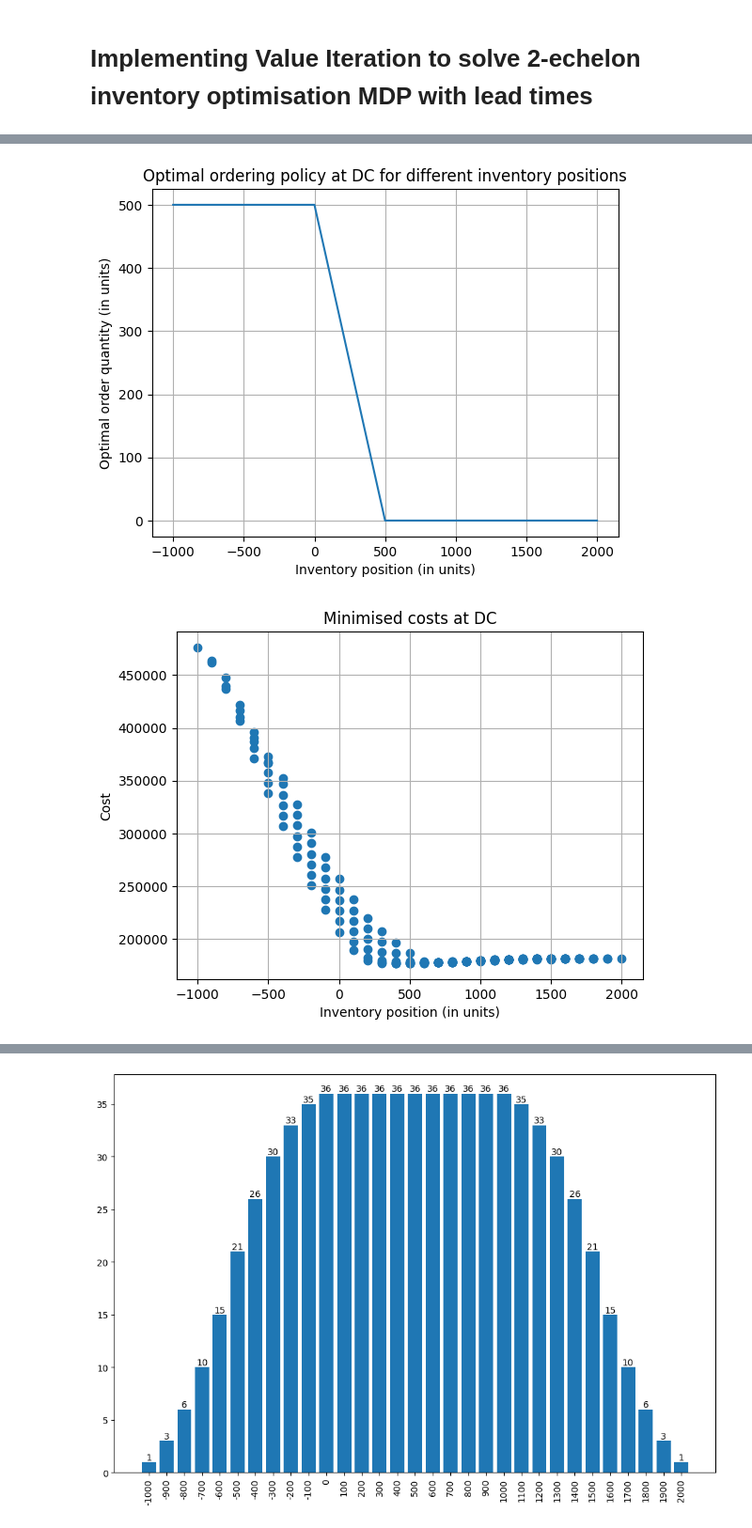
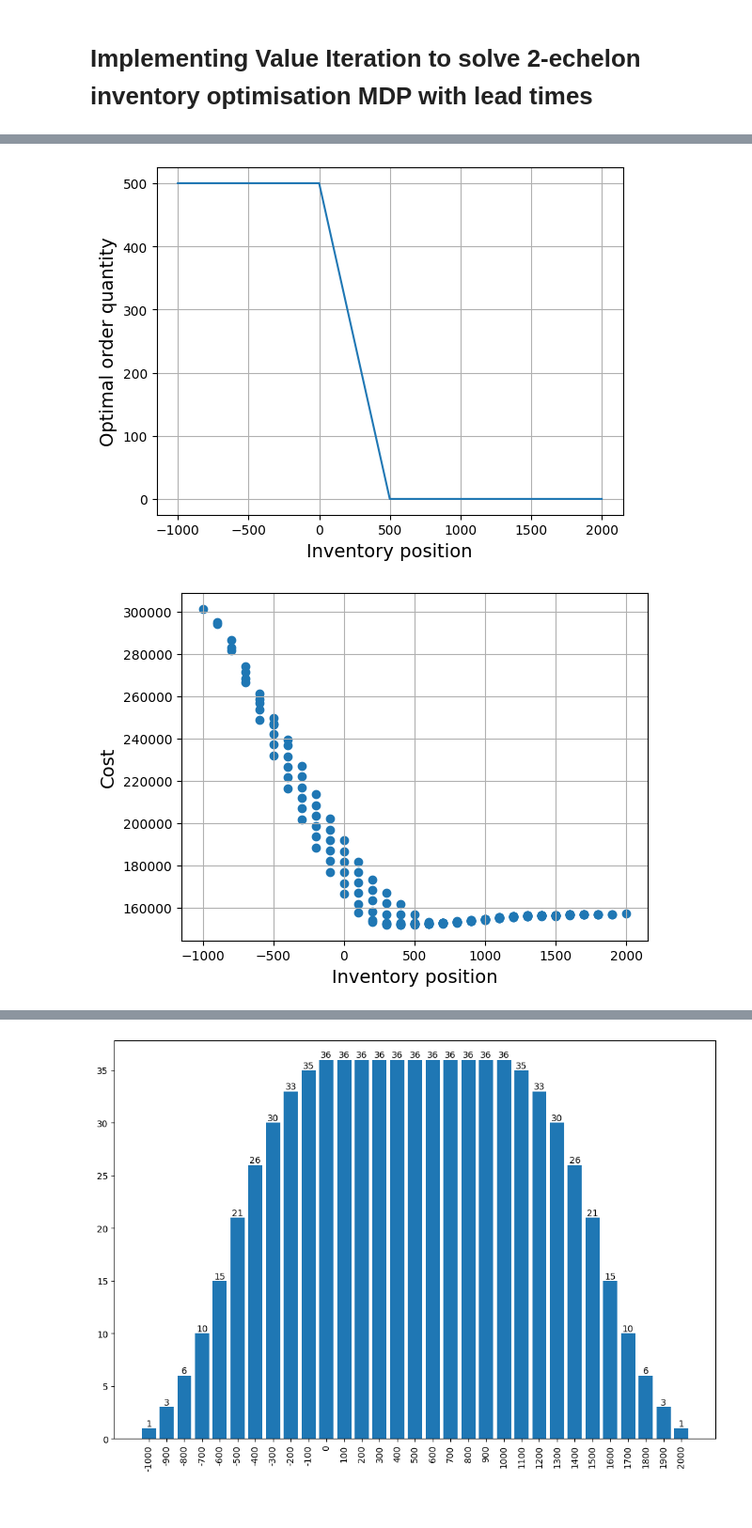
Before and after one commit to turtlesoul25/STOR-i_IM_PhDResearchProposal, a Jupyter notebook: SolveMDP.ipynb, the cells around one changed output, grey strips where cells are left out. Shown at 94% size. Cells and saved outputs as stored; diff of their text form; code cells hidden in the pictures.

Commit message:
Cleaned up plot files to have a smooth save for project

```diff
--- a/SolveMDP.ipynb
+++ b/SolveMDP.ipynb
@@ -87,16 +102,16 @@ def value_update_func(state_idx, action_idx, capacity, demand_distribution):
 # %%
-
+# Setting Problem Parameters
 capacity = 1000
+demand_dist = {0: 0.2, 100: 0.6, 200: 0.2}     # demand distribution
+ch = 1                                         # holding costs (overage)
+cb = 50                                        # backlog costs (underage)
+cs = 0                                         # ordering/shipping costs
 
 S = sorted(set(int(x) for x in np.arange(-capacity, capacity+1, 100)))
 A = sorted(set(int(x) for x in np.arange(0, math.ceil(capacity/2)+1, 100)))   # (multiples of 100)
 state_idx = {s: i for i, s in enumerate(S)}
 action_idx = {a: i for i, a in enumerate(A)}
-demand_dist = {0: 0.2, 100: 0.6, 200: 0.2}     # demand distribution
-ch = 1                                         # holding costs
-cb = 100                                       # backlog costs (underage)
-cs = 0                                         # ordering/shipping costs
-P = create_P(S, A, state_idx, action_idx, demand_dist, capacity)                      # probability of transition
+P = create_P(S, A, state_idx, action_idx, demand_dist, capacity)            # probability of transition
 R = create_R(S, A, state_idx, action_idx, demand_dist, ch, cb, cs)          # cost function
 V_init = dict([(s, 0) for s in S])             # initial costs at all states is 0
 gamma=0.999                                    # discount factor for value iteration
@@ -104,10 +119,15 @@ bellman_eq_no_lead = value_update_func(state_idx, action_idx, capacity, demand_d
 
 
 # Calculate and store results
+start_time = time.perf_counter()
 results_no_lead = value_iteration(S=S, A=A, P=P, R=R, gamma=0.999, max_iterations=100000,
                           bellman_eq=bellman_eq_no_lead, V_init=V_init, theta=1e-8)
-
+time_nolead = time.perf_counter() - start_time
 optimal_policy_no_lead = results_no_lead["optimal_policy"]
 cost_function_no_lead = results_no_lead["value_function"]
+
+print(f"Time taken to solve/converge: {time_nolead:.3f} seconds")
+plot_1ech_L0(optimal_policy_no_lead, capacity, A, cb, ch)
+plot_1ech_L0(cost_function_no_lead, capacity, A, cb, ch, plot_type="cost")
 # %% [output]
 Converged!
@@ -257,7 +279,7 @@ state_idx = {s: i for i, s in enumerate(S)}
 action_idx = {a: i for i, a in enumerate(A)}
 demand_dist = {0: 0.2, 100: 0.6, 200: 0.2}   # demand distribution
 ch = 1                                       # holding cost
-cb = 100                                     # backlog cost
+cb = 50                                      # backlog cost
 cs = 0                                       # shipping/ordering costs
 P = create_lead_P(S, A, state_idx, action_idx, demand_dist, capacity)               # transition probability function
 R = create_lead_R(S, A, state_idx, action_idx, demand_dist, ch, cb, cs)   # cost function
@@ -266,7 +288,7 @@ gamma=0.999                                  # discount factor
 bellman_eq_lead = lead_value_update_func(state_idx, action_idx, capacity)
 
 # Run and store results from value iteration
-lead_results= value_iteration(S=S, A=A, P=P, R=R, gamma=gamma, max_iterations=100,
+lead_results= value_iteration(S=S, A=A, P=P, R=R, gamma=gamma, max_iterations=1000,
                           bellman_eq=bellman_eq_lead, V_init=V_init, theta=1e-7)
 lead_optimal_policy = lead_results["optimal_policy"]
 lead_cost_function = lead_results["value_function"]
@@ -289,22 +311,20 @@ for inv_pos in inventory_positions: # for each possible inventory position
 # %%
 # Plot optimal ordering policy vs inventory position
 plt.plot(*zip(*sorted([(ip, pol) for ip, pol_set in opt_policy_range.items() for pol in pol_set])))
-plt.title("Optimal ordering policy at DC for different inventory positions")
-plt.xlabel("Inventory position (in units)")
-plt.ylabel("Optimal order quantity (in units)")
+plt.xlabel("Inventory position", fontsize=14)
+plt.ylabel("Optimal order quantity", fontsize=14)
 plt.grid()
-plt.savefig(f"Figures/Optimal_policy_L{lead_time}_cap{capacity}_moq{max(A)}.png", dpi=300)
+plt.savefig(f"Figures/single_echelon/policy_L{lead_time}_cap{capacity}_moq{max(A)}_sl{cb*100/(cb+ch):.1f}.pdf", dpi=300)
 plt.show()
 # %% [output]
-[figure, old version]
+[figure, new version]
 # %%
 # Plot minimised costs vs inventory position
 plt.scatter(*zip(*sorted([(ip, cost) for ip, cost_set in opt_cost_range.items() for cost in cost_set])))
-plt.title("Minimised costs at DC")
-plt.xlabel("Inventory position (in units)")
-plt.ylabel("Cost")
+plt.xlabel("Inventory position", fontsize=14)
+plt.ylabel("Cost", fontsize=14)
 plt.grid()
-plt.savefig(f"Figures/Min_cost_L{lead_time}_cap{capacity}_moq{max(A)}.png", dpi=300)
+plt.savefig(f"Figures/single_echelon/cost_L{lead_time}_cap{capacity}_moq{max(A)}_sl{cb*100/(cb+ch):.1f}.pdf", dpi=300)
 plt.show()
 # %% [output]
-[figure, old version]
+[figure, new version]
```
Also changed, not shown: parts of 13 cells of this notebook, 42 other files.
